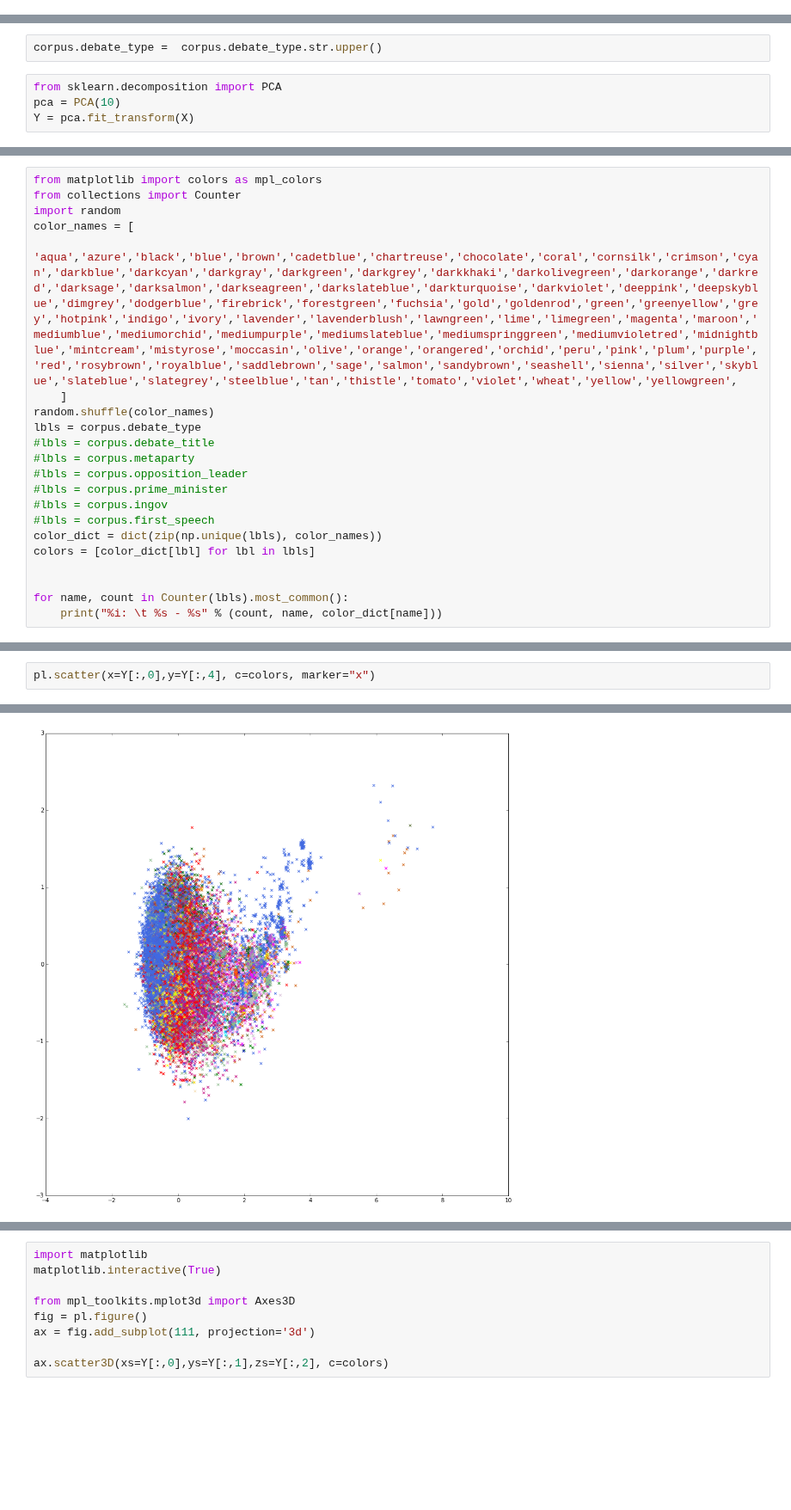
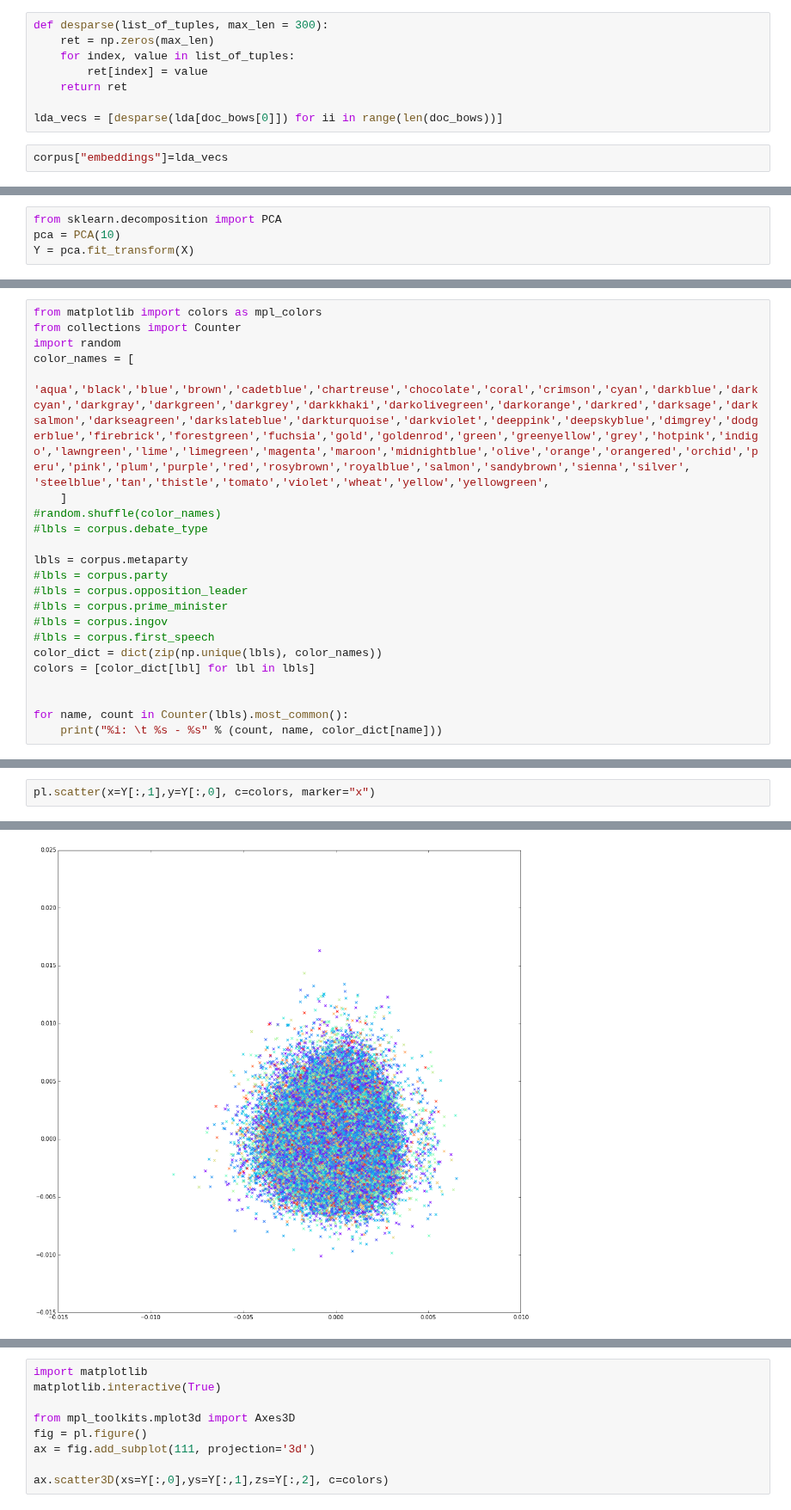
Before and after one commit to oxinabox/phd, a Jupyter notebook: prototypes/Projects/QuestionTime/Hansard_experiment.ipynb, the cells around one changed output, grey strips where cells are left out. Shown at 86% size. Drawn from its saved outputs; the diff is of its cells as text; blank space fills up the shorter version.

```diff
--- a/prototypes/Projects/QuestionTime/Hansard_experiment.ipynb
+++ b/prototypes/Projects/QuestionTime/Hansard_experiment.ipynb
@@ -126,2 +90,12 @@ corpus
+# %%
+def desparse(list_of_tuples, max_len = 300):
+    ret = np.zeros(max_len)
+    for index, value in list_of_tuples:
+        ret[index] = value
+    return ret
+
+lda_vecs = [desparse(lda[doc_bows[0]]) for ii in range(len(doc_bows))]
+# %%
+corpus["embeddings"]=lda_vecs
 # %%
 X= np.row_stack(corpus.embeddings)
@@ -193,8 +120,6 @@ tsne = TSNE(n_components=3,
      verbose=10,
      random_state=None)
 Y = tsne.fit_transform(X_sample_pca)
-# %%
-corpus.debate_type =  corpus.debate_type.str.upper()
 # %%
 from sklearn.decomposition import PCA
 pca = PCA(10)
@@ -219,12 +185,13 @@ from matplotlib import colors as mpl_colors
 from collections import Counter
 import random
 color_names = [
-    'aqua','azure','black','blue','brown','cadetblue','chartreuse','chocolate','coral','cornsilk','crimson','cyan','darkblue','darkcyan','darkgray','darkgreen','darkgrey','darkkhaki','darkolivegreen','darkorange','darkred','darksage','darksalmon','darkseagreen','darkslateblue','darkturquoise','darkviolet','deeppink','deepskyblue','dimgrey','dodgerblue','firebrick','forestgreen','fuchsia','gold','goldenrod','green','greenyellow','grey','hotpink','indigo','ivory','lavender','lavenderblush','lawngreen','lime','limegreen','magenta','maroon','mediumblue','mediumorchid','mediumpurple','mediumslateblue','mediumspringgreen','mediumvioletred','midnightblue','mintcream','mistyrose','moccasin','olive','orange','orangered','orchid','peru','pink','plum','purple','red','rosybrown','royalblue','saddlebrown','sage','salmon','sandybrown','seashell','sienna','silver','skyblue','slateblue','slategrey','steelblue','tan','thistle','tomato','violet','wheat','yellow','yellowgreen',
+    'aqua','black','blue','brown','cadetblue','chartreuse','chocolate','coral','crimson','cyan','darkblue','darkcyan','darkgray','darkgreen','darkgrey','darkkhaki','darkolivegreen','darkorange','darkred','darksage','darksalmon','darkseagreen','darkslateblue','darkturquoise','darkviolet','deeppink','deepskyblue','dimgrey','dodgerblue','firebrick','forestgreen','fuchsia','gold','goldenrod','green','greenyellow','grey','hotpink','indigo','lawngreen','lime','limegreen','magenta','maroon','midnightblue','olive','orange','orangered','orchid','peru','pink','plum','purple','red','rosybrown','royalblue','salmon','sandybrown','sienna','silver', 'steelblue','tan','thistle','tomato','violet','wheat','yellow','yellowgreen',
     ]
-random.shuffle(color_names)
-lbls = corpus.debate_type
-#lbls = corpus.debate_title
-#lbls = corpus.metaparty
+#random.shuffle(color_names)
+#lbls = corpus.debate_type
+
+lbls = corpus.metaparty
+#lbls = corpus.party
 #lbls = corpus.opposition_leader
 #lbls = corpus.prime_minister
 #lbls = corpus.ingov
@@ -256,5 +213,5 @@ for name, count in Counter(lbls).most_common():
 # %%
-pl.scatter(x=Y[:,0],y=Y[:,4], c=colors, marker="x")
+pl.scatter(x=Y[:,1],y=Y[:,0], c=colors, marker="x")
 # %% [output]
 <matplotlib.collections.PathCollection at 0x...>
-[figure, old version]
+[figure, new version]
```
Also changed, not shown: parts of 51 cells of this notebook, 14 other files.
